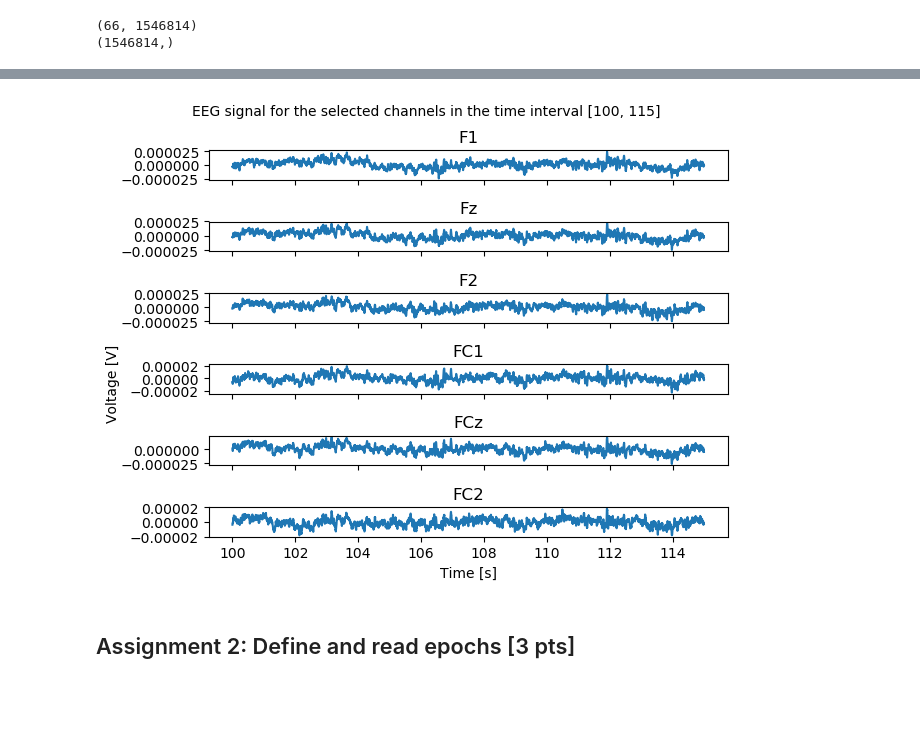
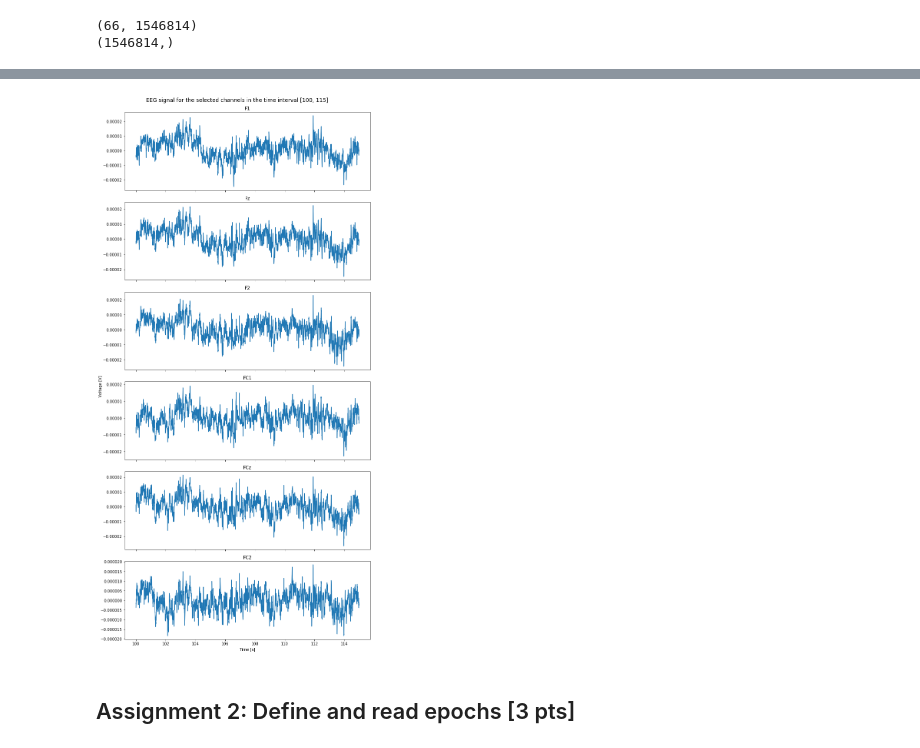
Before and after one commit to NBP-ACC/week-10-acc_01, a Jupyter notebook: Sheet08.ipynb, the cells around one changed output, grey strips where cells are left out. Saved outputs shown, nothing was run; the diff lists cells and outputs as text; code cells hidden in the pictures; blank space fills up the shorter version.

```diff
--- a/Sheet08.ipynb
+++ b/Sheet08.ipynb
@@ -169,30 +178,30 @@ plotSegment([100,115], ch_select)
 # %%
 # plot all channels separately
 def plotChannelSegment(segment, channels):
     # choose a data segment between 100s to 115s
     start, stop = preprocessed.time_as_index(segment)
-    fig, axes = plt.subplots(nrows=len(channels), sharex=True)
+    fig, axes = plt.subplots(figsize=(10,20), nrows=len(channels), sharex=True)
     for n,c in enumerate(channels):
         # get channel index
         ind = preprocessed.ch_names.index(c)
         # slice up the data:
         data, times = preprocessed[ind, start:stop]
         # make the plot
         axes[n].plot(times, data.T)
         axes[n].set(title=c)
         # set common x-label
         if n == 5:
             axes[n].set_xlabel('Time [s]')
     # set common ylabel and titel
     fig.text(0, 0.5, 'Voltage [V]', rotation='vertical')
-    fig.text(0.5, 1, 'EEG signal for the selected channels in the time interval [100, 115]', ha='center')
+    fig.text(0.5, 1, 'EEG signal for the selected channels in the time interval [100, 115]', fontsize=14, ha='center')
     fig.tight_layout()
-    return fig
+    return
 
 # create plot with the same data as before
 plotChannelSegment([100,115], ch_select)
 # %% [output]
-[figure, old version]
+[figure, new version]
 # %% [markdown]
 ## Assignment 2: Define and read epochs [3 pts]
 # %% [markdown]
```
Also changed, not shown: parts of 10 cells of this notebook.
